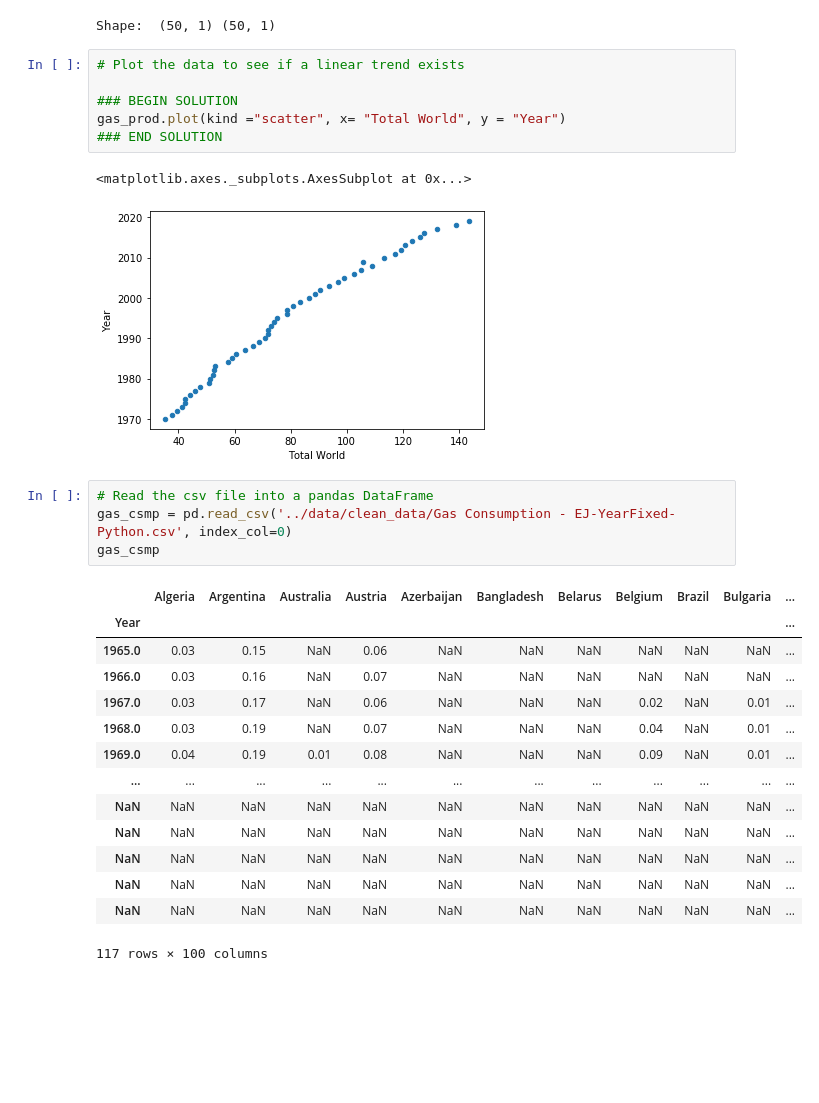
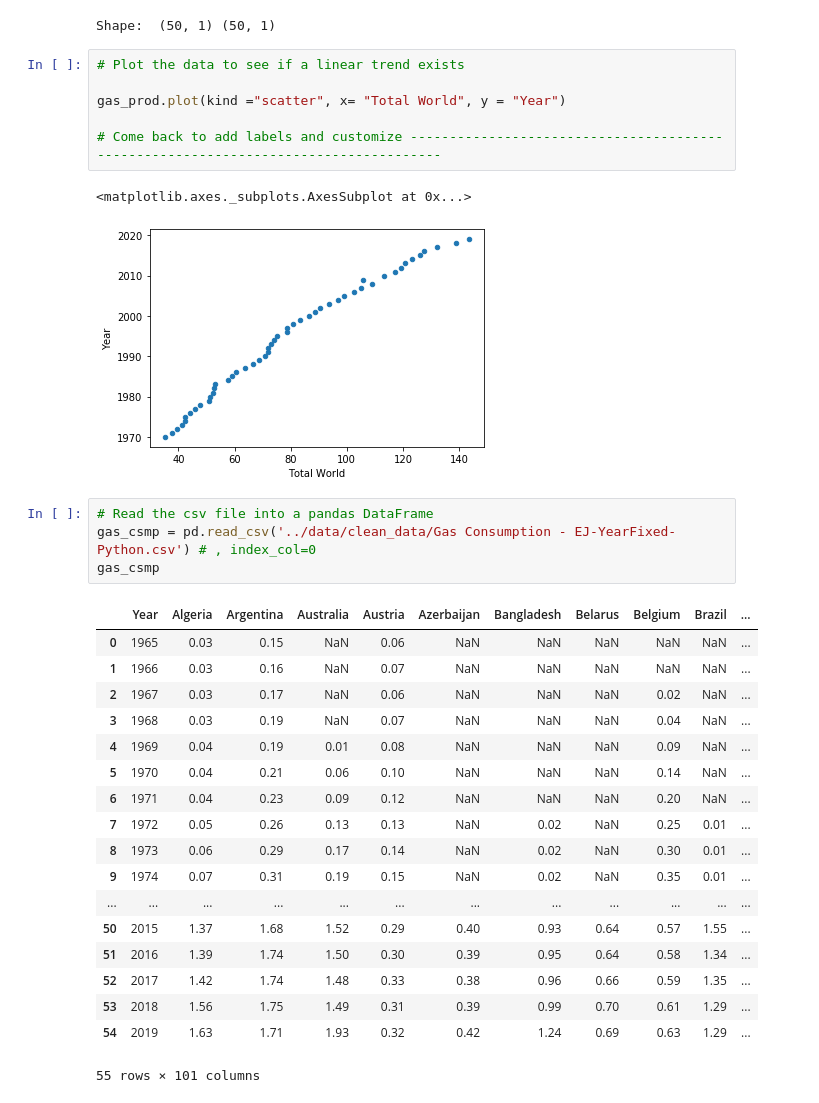
Before and after one commit to minerva-b/Final_Team_Project, a Jupyter notebook: minerva/MachineLearning_Gas_1970-2019.ipynb, the cells around one changed output. Cells and saved outputs as stored; diff of their text form; blank space fills up the shorter version.

Commit message:
Starting to train_test_split the data

```diff
--- a/minerva/MachineLearning_Gas_1970-2019.ipynb
+++ b/minerva/MachineLearning_Gas_1970-2019.ipynb
@@ -51,30 +51,34 @@ Shape:  (50, 1) (50, 1)
 # %%
 # Plot the data to see if a linear trend exists
 
-### BEGIN SOLUTION
 gas_prod.plot(kind ="scatter", x= "Total World", y = "Year")
-### END SOLUTION
+
+# Come back to add labels and customize ------------------------------------------------------------------------------------
 # %% [output]
 <matplotlib.axes._subplots.AxesSubplot at 0x...>
 [figure]
 # %%
 # Read the csv file into a pandas DataFrame
-gas_csmp = pd.read_csv('../data/clean_data/Gas Consumption - EJ-YearFixed-Python.csv', index_col=0)
+gas_csmp = pd.read_csv('../data/clean_data/Gas Consumption - EJ-YearFixed-Python.csv') # , index_col=0
 gas_csmp
 # %% [output]
-|  | Algeria | Argentina | Australia | Austria | Azerbaijan | Bangladesh | Belarus | Belgium | Brazil | Bulgaria | ... |
-| Year |  |  |  |  |  |  |  |  |  |  | ... |
-| 1965.0 | 0.03 | 0.15 | NaN | 0.06 | NaN | NaN | NaN | NaN | NaN | NaN | ... |
-| 1966.0 | 0.03 | 0.16 | NaN | 0.07 | NaN | NaN | NaN | NaN | NaN | NaN | ... |
-| 1967.0 | 0.03 | 0.17 | NaN | 0.06 | NaN | NaN | NaN | 0.02 | NaN | 0.01 | ... |
-| 1968.0 | 0.03 | 0.19 | NaN | 0.07 | NaN | NaN | NaN | 0.04 | NaN | 0.01 | ... |
-| 1969.0 | 0.04 | 0.19 | 0.01 | 0.08 | NaN | NaN | NaN | 0.09 | NaN | 0.01 | ... |
+|  | Year | Algeria | Argentina | Australia | Austria | Azerbaijan | Bangladesh | Belarus | Belgium | Brazil | ... |
+| 0 | 1965 | 0.03 | 0.15 | NaN | 0.06 | NaN | NaN | NaN | NaN | NaN | ... |
+| 1 | 1966 | 0.03 | 0.16 | NaN | 0.07 | NaN | NaN | NaN | NaN | NaN | ... |
+| 2 | 1967 | 0.03 | 0.17 | NaN | 0.06 | NaN | NaN | NaN | 0.02 | NaN | ... |
+| 3 | 1968 | 0.03 | 0.19 | NaN | 0.07 | NaN | NaN | NaN | 0.04 | NaN | ... |
+| 4 | 1969 | 0.04 | 0.19 | 0.01 | 0.08 | NaN | NaN | NaN | 0.09 | NaN | ... |
+| 5 | 1970 | 0.04 | 0.21 | 0.06 | 0.10 | NaN | NaN | NaN | 0.14 | NaN | ... |
+| 6 | 1971 | 0.04 | 0.23 | 0.09 | 0.12 | NaN | NaN | NaN | 0.20 | NaN | ... |
+| 7 | 1972 | 0.05 | 0.26 | 0.13 | 0.13 | NaN | 0.02 | NaN | 0.25 | 0.01 | ... |
+| 8 | 1973 | 0.06 | 0.29 | 0.17 | 0.14 | NaN | 0.02 | NaN | 0.30 | 0.01 | ... |
+| 9 | 1974 | 0.07 | 0.31 | 0.19 | 0.15 | NaN | 0.02 | NaN | 0.35 | 0.01 | ... |
 | ... | ... | ... | ... | ... | ... | ... | ... | ... | ... | ... | ... |
-| NaN | NaN | NaN | NaN | NaN | NaN | NaN | NaN | NaN | NaN | NaN | ... |
-| NaN | NaN | NaN | NaN | NaN | NaN | NaN | NaN | NaN | NaN | NaN | ... |
-| NaN | NaN | NaN | NaN | NaN | NaN | NaN | NaN | NaN | NaN | NaN | ... |
-| NaN | NaN | NaN | NaN | NaN | NaN | NaN | NaN | NaN | NaN | NaN | ... |
-| NaN | NaN | NaN | NaN | NaN | NaN | NaN | NaN | NaN | NaN | NaN | ... |
+| 50 | 2015 | 1.37 | 1.68 | 1.52 | 0.29 | 0.40 | 0.93 | 0.64 | 0.57 | 1.55 | ... |
+| 51 | 2016 | 1.39 | 1.74 | 1.50 | 0.30 | 0.39 | 0.95 | 0.64 | 0.58 | 1.34 | ... |
+| 52 | 2017 | 1.42 | 1.74 | 1.48 | 0.33 | 0.38 | 0.96 | 0.66 | 0.59 | 1.35 | ... |
+| 53 | 2018 | 1.56 | 1.75 | 1.49 | 0.31 | 0.39 | 0.99 | 0.70 | 0.61 | 1.29 | ... |
+| 54 | 2019 | 1.63 | 1.71 | 1.93 | 0.32 | 0.42 | 1.24 | 0.69 | 0.63 | 1.29 | ... |
-117 rows × 100 columns
+55 rows × 101 columns
 # %%
 clean_gas_csmp = gas_csmp.replace(np.nan,0)
```
Also changed, not shown: parts of 6 cells of this notebook.
